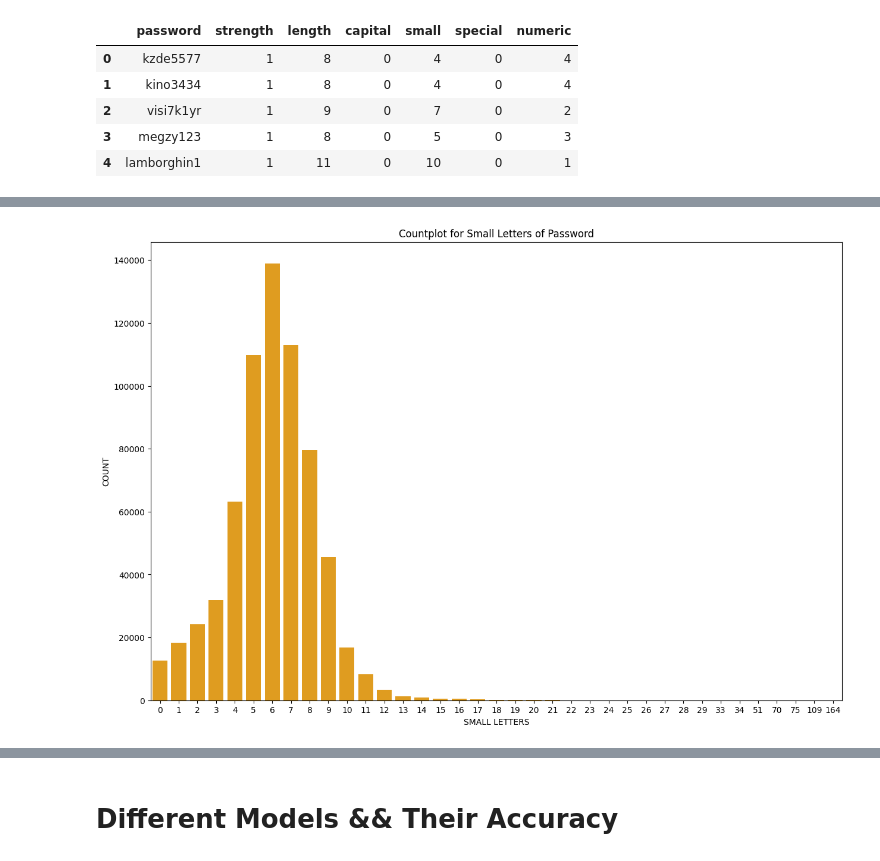
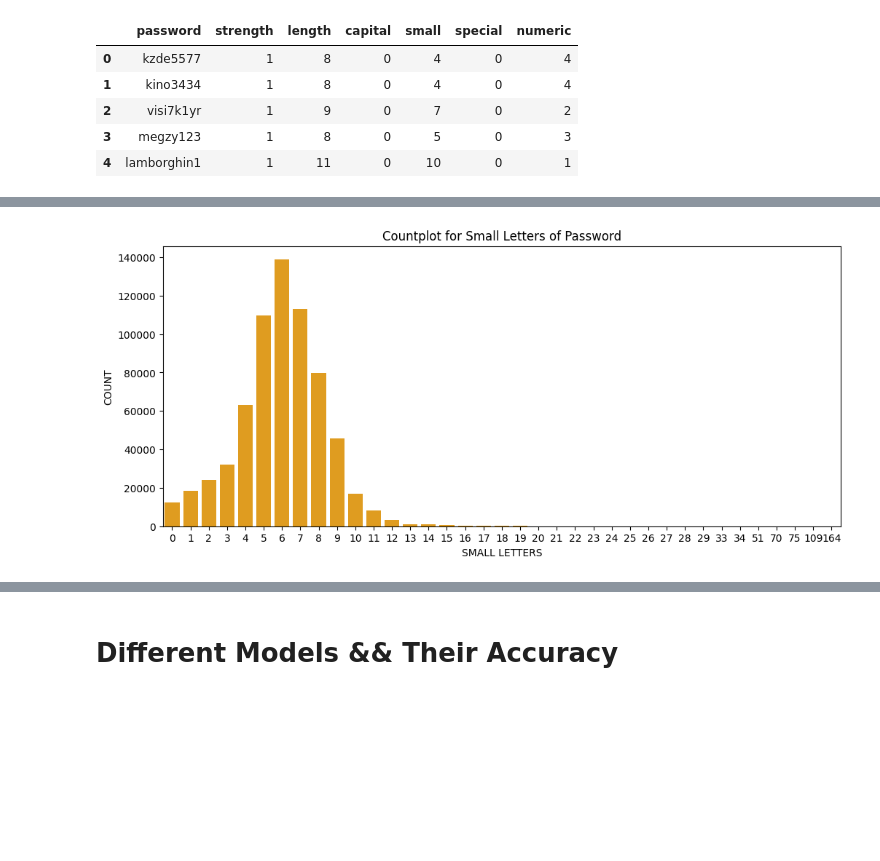
Before and after one commit to jamshed20/Password-Strength_using-NLP, a Jupyter notebook: Password Strength Prediction.ipynb, the cells around one changed output, grey strips where cells are left out. Cells and saved outputs as stored; diff of their text form; code cells hidden in the pictures; blank space fills up the shorter version.

```diff
--- a/Password Strength Prediction.ipynb
+++ b/Password Strength Prediction.ipynb
@@ -195,10 +196,10 @@ plt.show()
 # %%
-plt.figure(figsize=(15,10))
+plt.figure(figsize=(12,5))
 sns.countplot(x=data['small'],color='orange')
 plt.title('Countplot for Small Letters of Password')
 plt.xlabel('SMALL LETTERS')
 plt.ylabel('COUNT')
 plt.show()
 # %% [output]
-[figure, old version]
+[figure, new version]
 # %%
```
Also changed, not shown: parts of 28 cells of this notebook.
